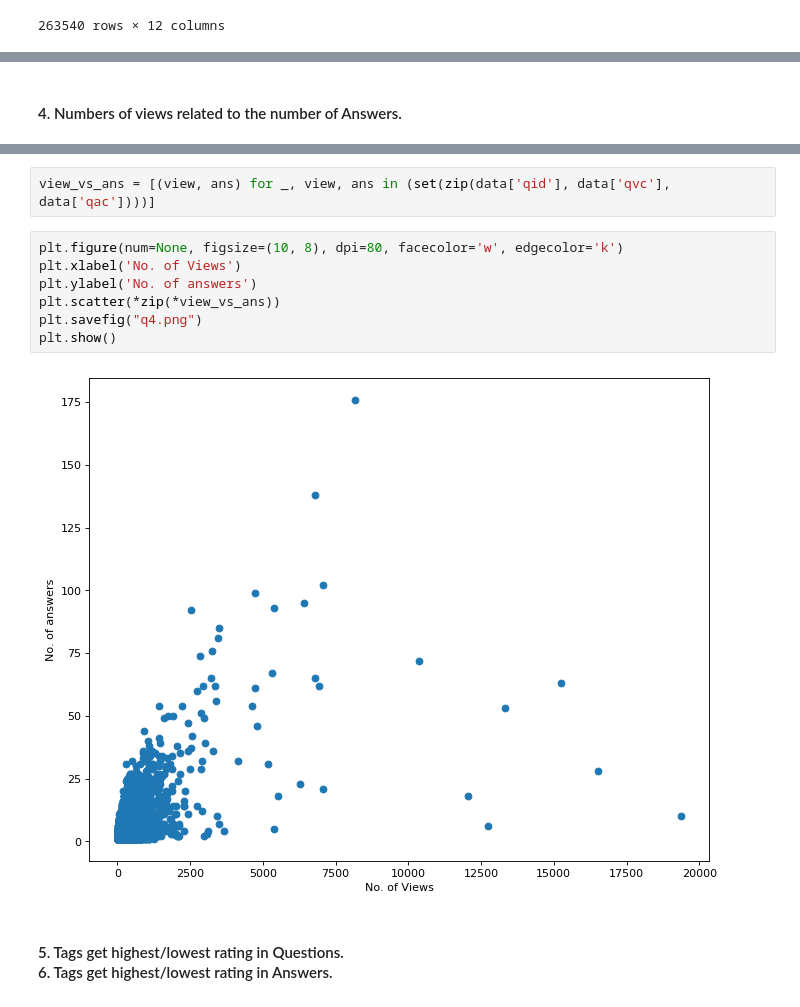
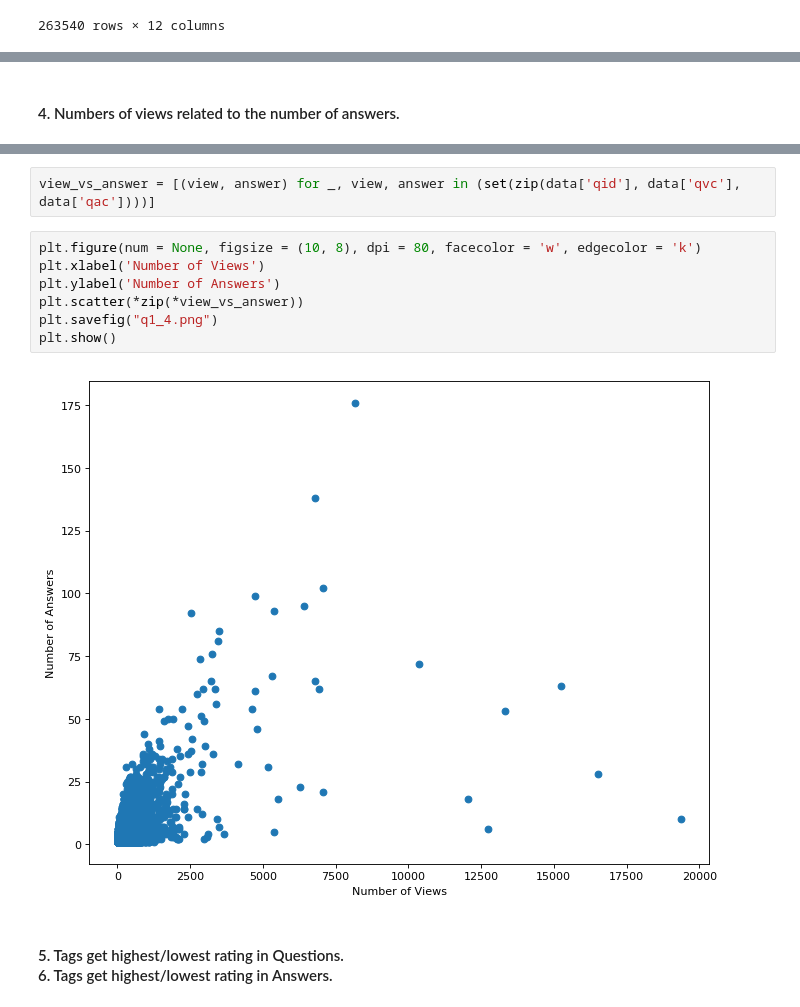
Before and after one commit to rjs211/CS564-ML, a Jupyter notebook: Assignment1/Q1/Q1.ipynb, the cells around one changed output, grey strips where cells are left out. Cells and saved outputs as stored; diff of their text form.

```diff
--- a/Assignment1/Q1/Q1.ipynb
+++ b/Assignment1/Q1/Q1.ipynb
@@ -118,7 +102,7 @@ print('Average time taken to answer a question (considering all answers): {}s'.f
 # %% [output]
 Average time taken to answer a question (considering all answers): 133765.87433786143s
 # %% [markdown]
-#### 4. Numbers of views related to the number of Answers.
+#### 4. Numbers of views related to the number of answers.
 # %%
 set(zip(data['qid'], data['qvc'], data['qac']))
 # %% [output]
@@ -140,16 +124,16 @@ set(zip(data['qid'], data['qvc'], data['qac']))
  (895309, 72, 1),
  ...}
 # %%
-view_vs_ans = [(view, ans) for _, view, ans in (set(zip(data['qid'], data['qvc'], data['qac'])))]
+view_vs_answer = [(view, answer) for _, view, answer in (set(zip(data['qid'], data['qvc'], data['qac'])))]
 # %%
-plt.figure(num=None, figsize=(10, 8), dpi=80, facecolor='w', edgecolor='k')
-plt.xlabel('No. of Views')
-plt.ylabel('No. of answers')
-plt.scatter(*zip(*view_vs_ans))
-plt.savefig("q4.png")
+plt.figure(num = None, figsize = (10, 8), dpi = 80, facecolor = 'w', edgecolor = 'k')
+plt.xlabel('Number of Views')
+plt.ylabel('Number of Answers')
+plt.scatter(*zip(*view_vs_answer))
+plt.savefig("q1_4.png")
 plt.show()
 # %% [output]
-[figure, old version]
+[figure, new version]
 # %% [markdown]
 #### 5. Tags get highest/lowest rating in Questions. <br> 6. Tags get highest/lowest rating in Answers.
 # %%
```
Also changed, not shown: parts of 26 cells of this notebook, 8 other files.
